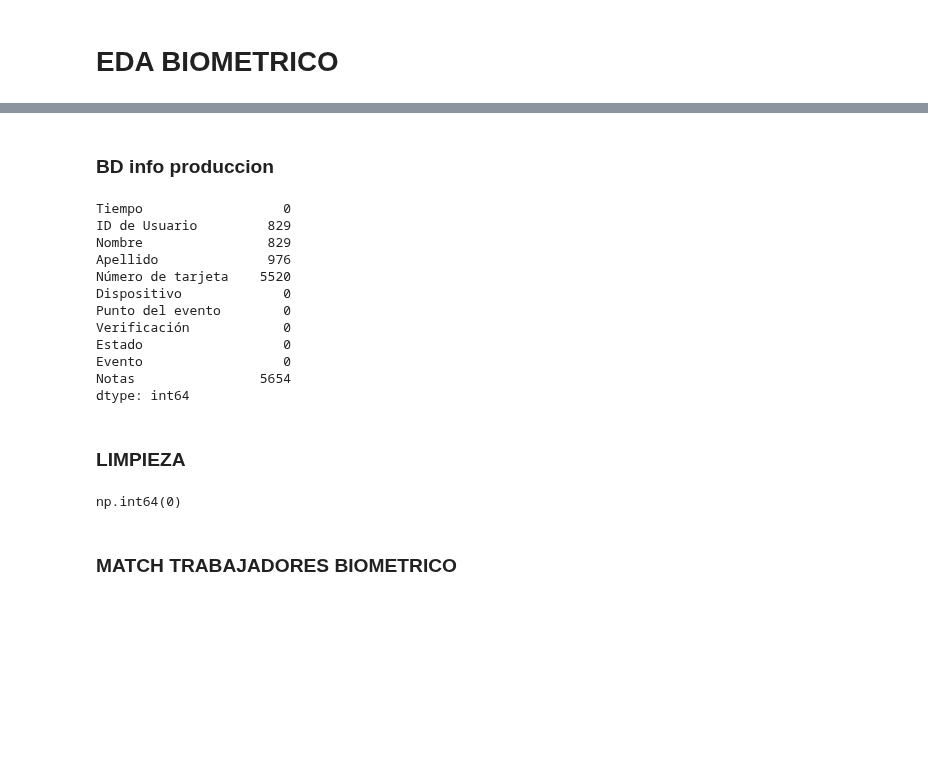
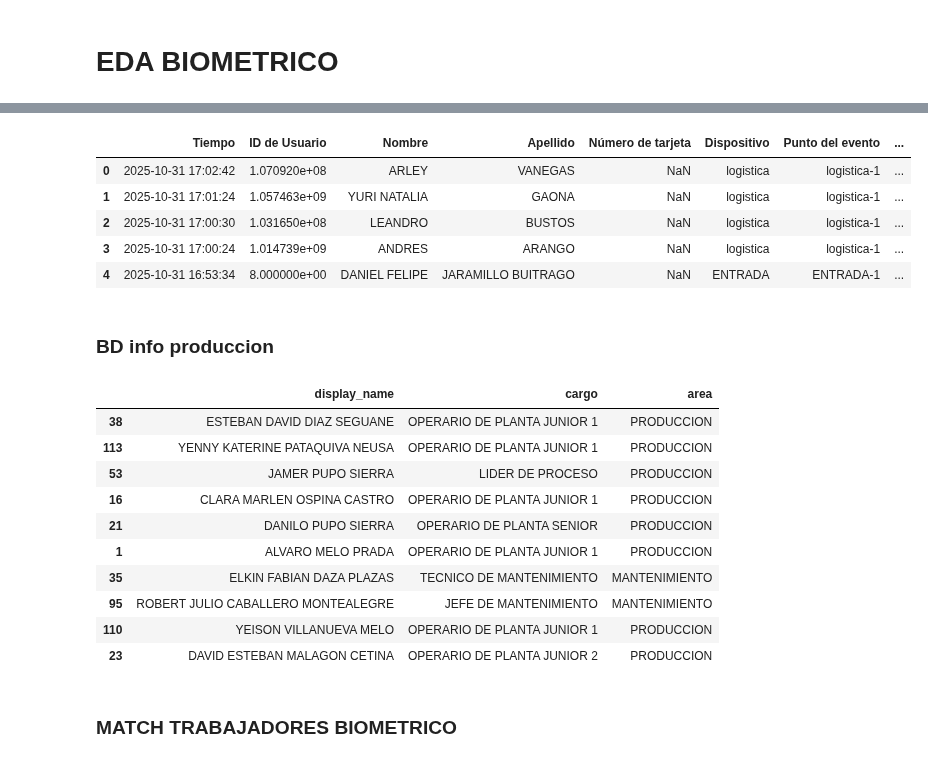
Before and after one commit to FiltrosDonsson/Proyectos-Data-analyst, a Jupyter notebook: BIOMETRICO/produccion.ipynb, the cells around one changed output, grey strips where cells are left out. Cells and saved outputs as stored; diff of their text form; code cells hidden in the pictures; blank space fills up the shorter version.

```diff
--- a/BIOMETRICO/produccion.ipynb
+++ b/BIOMETRICO/produccion.ipynb
@@ -19,3 +33,13 @@ WARNING *** file size (1953747) not 512 + multiple of sector size (512)
+# %%
+df_prod["nombre_completo"] = df_prod["Nombre"] + " "  + df_prod["Apellido"]
+df_prod.head()
+# %% [output]
+|  | Tiempo | ID de Usuario | Nombre | Apellido | Número de tarjeta | Dispositivo | Punto del evento | ... |
+| 0 | 2025-10-31 17:02:42 | 1.070920e+08 | ARLEY | VANEGAS | NaN | logistica | logistica-1 | ... |
+| 1 | 2025-10-31 17:01:24 | 1.057463e+09 | YURI NATALIA | GAONA | NaN | logistica | logistica-1 | ... |
+| 2 | 2025-10-31 17:00:30 | 1.031650e+08 | LEANDRO | BUSTOS | NaN | logistica | logistica-1 | ... |
+| 3 | 2025-10-31 17:00:24 | 1.014739e+09 | ANDRES | ARANGO | NaN | logistica | logistica-1 | ... |
+| 4 | 2025-10-31 16:53:34 | 8.000000e+00 | DANIEL FELIPE | JARAMILLO BUITRAGO | NaN | ENTRADA | ENTRADA-1 | ... |
 # %% [markdown]
 ### BD info produccion
 # %%
@@ -24,31 +89,14 @@ df_empleados = pd.read_excel(ruta2)
 # %%
-df_cota.isnull().sum()
+df_cota.sample(10)
 # %% [output]
-Tiempo                  0
-ID de Usuario         829
-Nombre                829
-Apellido              976
-Número de tarjeta    5520
-Dispositivo             0
-Punto del evento        0
-Verificación            0
-Estado                  0
-Evento                  0
-Notas                5654
-dtype: int64
+|  | display_name | cargo | area |
+| 38 | ESTEBAN DAVID DIAZ SEGUANE | OPERARIO DE PLANTA JUNIOR 1 | PRODUCCION |
+| 113 | YENNY KATERINE PATAQUIVA NEUSA | OPERARIO DE PLANTA JUNIOR 1 | PRODUCCION |
+| 53 | JAMER PUPO SIERRA | LIDER DE PROCESO | PRODUCCION |
+| 16 | CLARA MARLEN OSPINA CASTRO | OPERARIO DE PLANTA JUNIOR 1 | PRODUCCION |
+| 21 | DANILO PUPO SIERRA | OPERARIO DE PLANTA SENIOR | PRODUCCION |
+| 1 | ALVARO MELO PRADA | OPERARIO DE PLANTA JUNIOR 1 | PRODUCCION |
+| 35 | ELKIN FABIAN DAZA PLAZAS | TECNICO DE MANTENIMIENTO | MANTENIMIENTO |
+| 95 | ROBERT JULIO CABALLERO MONTEALEGRE | JEFE DE MANTENIMIENTO | MANTENIMIENTO |
+| 110 | YEISON VILLANUEVA MELO | OPERARIO DE PLANTA JUNIOR 1 | PRODUCCION |
+| 23 | DAVID ESTEBAN MALAGON CETINA | OPERARIO DE PLANTA JUNIOR 2 | PRODUCCION |
-# %% [markdown]
-### LIMPIEZA
-# %%
-# Manejar por buenas practicas titulos en minuscula y sin espacios en blanco
-new_name =[]
-for column in df_cota.columns:
-    minus = column.lower()
-    replace = minus.replace(" ","_")
-    new_name.append(replace)
-
-df_cota.columns = new_name
-
-
-df_cota.duplicated().sum()
-# %% [output]
-np.int64(0)
```
Also changed, not shown: parts of 11 cells of this notebook, 15 other files.
